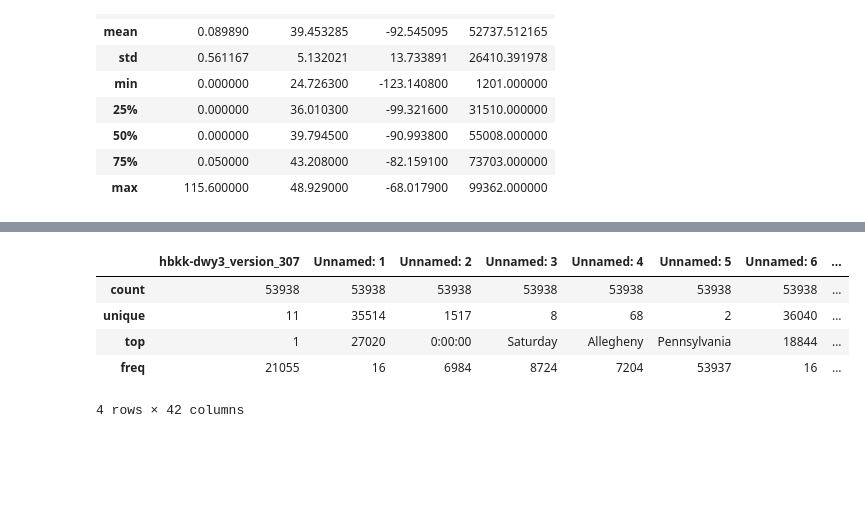
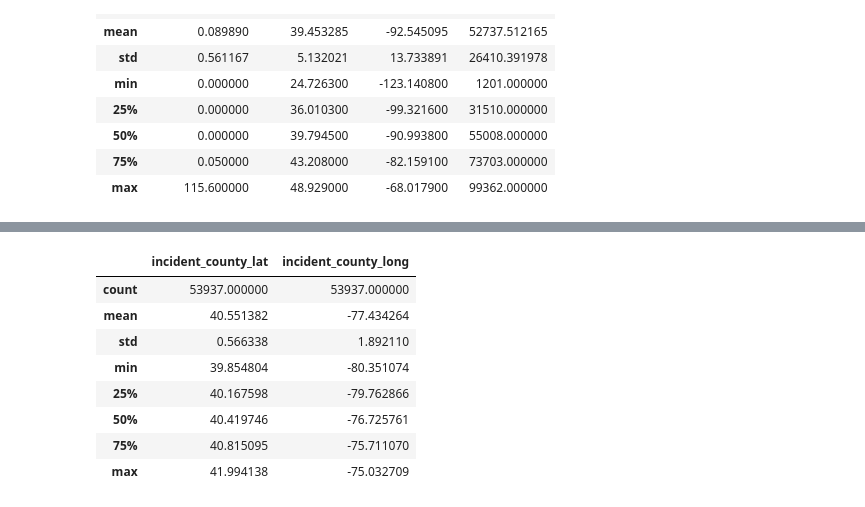
Before and after one commit to BBotzer/DAAN881_Team1, a Jupyter notebook: opioid_analytics/notebooks/data_processing_bb.ipynb, the cells around one changed output, grey strips where cells are left out. Drawn from its saved outputs; the diff is of its cells as text; code cells hidden in the pictures; blank space fills up the shorter version.

Commit message:
Initial Data Exploration for Weather and OverdoseDataPA

```diff
--- a/opioid_analytics/notebooks/data_processing_bb.ipynb
+++ b/opioid_analytics/notebooks/data_processing_bb.ipynb
@@ -235,9 +395,17 @@ overdose_PA_df
+# %%
+overdose_sel_cols = ['incident_time','day','incident_county_name','gender_desc','age_range',
+                     'race','ethnicity_desc','accidental_exposure','susp_od_drug_desc',
+                     'naloxone_administered','incident_date','response_time_desc','survive',
+                     'incident_county_lat','incident_county_long']
 # %%
-overdose_PA_df.describe()
+overdose_PA_df[overdose_sel_cols].describe()
 # %% [output]
-|  | hbkk-dwy3_version_307 | Unnamed: 1 | Unnamed: 2 | Unnamed: 3 | Unnamed: 4 | Unnamed: 5 | Unnamed: 6 | ... |
-| count | 53938 | 53938 | 53938 | 53938 | 53938 | 53938 | 53938 | ... |
-| unique | 11 | 35514 | 1517 | 8 | 68 | 2 | 36040 | ... |
-| top | 1 | 27020 | 0:00:00 | Saturday | Allegheny | Pennsylvania | 18844 | ... |
-| freq | 21055 | 16 | 6984 | 8724 | 7204 | 53937 | 16 | ... |
+|  | incident_county_lat | incident_county_long |
+| count | 53937.000000 | 53937.000000 |
+| mean | 40.551382 | -77.434264 |
+| std | 0.566338 | 1.892110 |
+| min | 39.854804 | -80.351074 |
+| 25% | 40.167598 | -79.762866 |
+| 50% | 40.419746 | -76.725761 |
+| 75% | 40.815095 | -75.711070 |
+| max | 41.994138 | -75.032709 |
-4 rows × 42 columns
```
Also changed, not shown: parts of 34 cells of this notebook.
